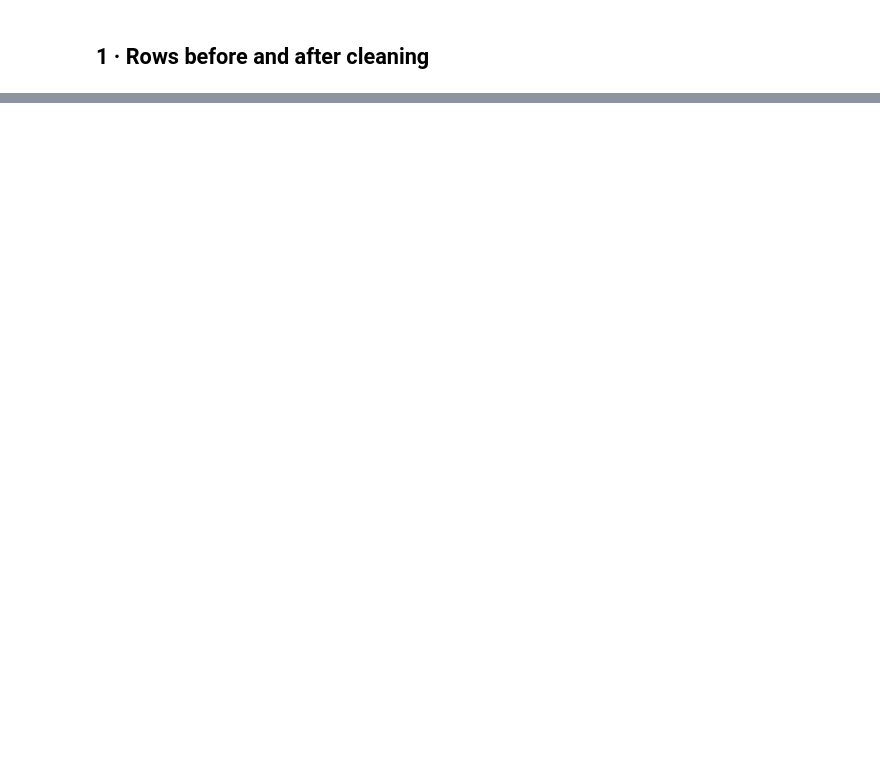
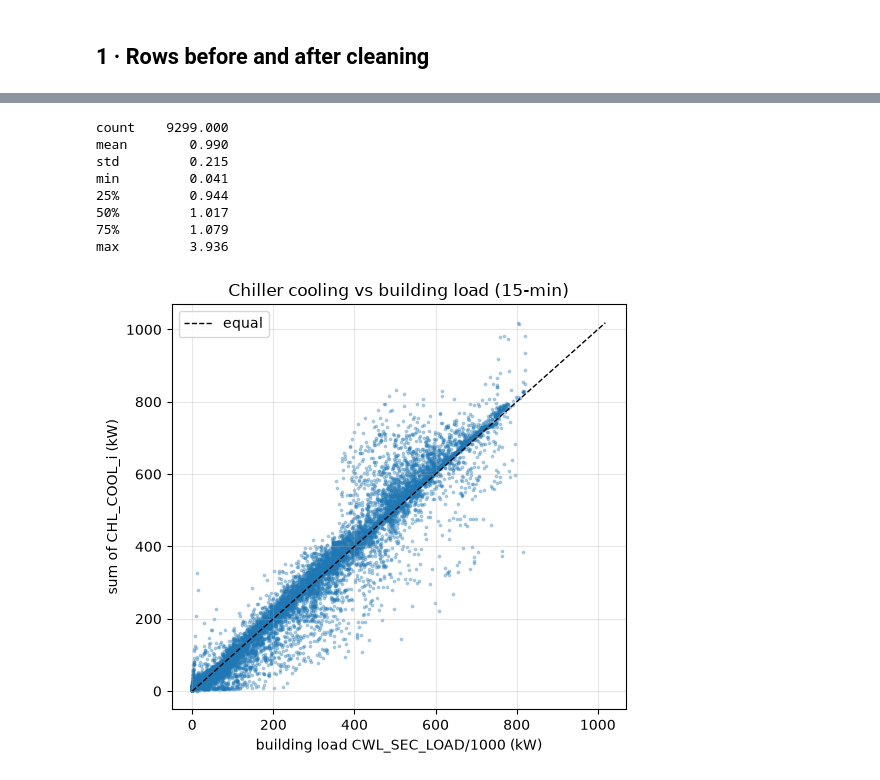
Before and after one commit to OmarFarouq3/gc-arm-llm-hvac, a Jupyter notebook: notebooks/03_preprocess.ipynb, the cells around one changed output, grey strips where cells are left out. Drawn from its saved outputs; the diff is of its cells as text; code cells hidden in the pictures; blank space fills up the shorter version.

```diff
--- a/notebooks/03_preprocess.ipynb
+++ b/notebooks/03_preprocess.ipynb
@@ -162,2 +138,25 @@ hours.round(1).T
+# %%
+ff = results[FAULT_FREE.name][1]
+ratio = pp.energy_balance(ff, S)
+print(ratio.round(3).to_string())
+cool = sum(ff[f"CHL_COOL_{i}"] for i in range(1, S["n_chillers"] + 1))
+load = ff["CWL_SEC_LOAD"] / 1000
+fig, ax = plt.subplots(figsize=(5.5, 5))
+ax.scatter(load, cool, s=3, alpha=.3)
+m = float(max(load.max(), cool.max()))
+ax.plot([0, m], [0, m], "k--", lw=1, label="equal")
+ax.set_xlabel("building load CWL_SEC_LOAD/1000 (kW)"); ax.set_ylabel("sum of CHL_COOL_i (kW)")
+ax.set_title("Chiller cooling vs building load (15-min)"); ax.legend(); ax.grid(alpha=.3)
+plt.tight_layout(); plt.show()
+# %% [output]
+count    9299.000
+mean        0.990
+std         0.215
+min         0.041
+25%         0.944
+50%         1.017
+75%         1.079
+max         3.936
+[figure, added]
 # %% [markdown]
 ## 3 · COP histograms
```
Also changed, not shown: parts of 20 cells of this notebook, 4 other files.
